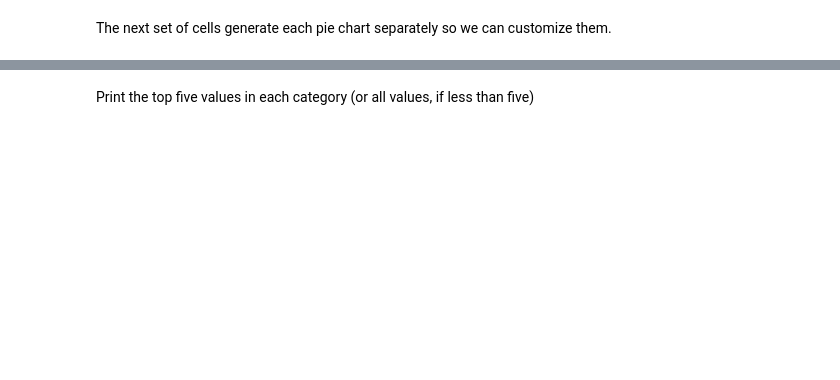
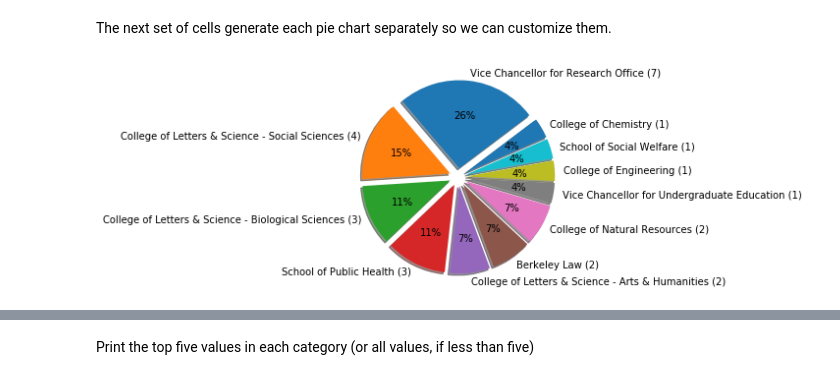
Before and after one commit to rjaffe/rdm_metrics, a Jupyter notebook: RDM_metrics_FROM-RIT-Consulting-Engagement-Log.ipynb, the cells around one changed output, grey strips where cells are left out. Saved outputs shown, nothing was run; the diff lists cells and outputs as text; code cells hidden in the pictures; blank space fills up the shorter version.

```diff
--- a/RDM_metrics_FROM-RIT-Consulting-Engagement-Log.ipynb
+++ b/RDM_metrics_FROM-RIT-Consulting-Engagement-Log.ipynb
@@ -94,10 +94,10 @@ dictable_cols = [1, 4, 6, 11, 12, 13, 14]
 
 #Initialize dictionaries that we'll use later
 ccounter, dcounter, pcounter, cacounter, scounter, rcounter, cocounter, \
-pagcounter, lscounter = {},{},{},{},{},{},{},{},{}
+pacounter, lscounter = {},{},{},{},{},{},{},{},{}
 
 # let the data do the heavy lifting...everything is in this dict!
-refs = {
+ref_rollups = {
     'lib': ['The Library', ['Harrison Dekker', 'Jamie Wittenberg', 'Susan Edwards', 'Steve Mendoza', 'Steven Mendoza',
                             'Margaret Phillips', 'data-consult list (Library)', 'Brian Quigley', 'Library',
                             'Data Storage/Sharing and the Social Sciences Working Group', 'Erik Mitchell',
@@ -151,24 +151,29 @@ refs = {
 }
 
 org_rollups = {
+    'cchem': ['College of Chemistry', ['Department of Chemistry']],
     'ced': ['College of Environmental Design', ['Department of City & Regional Planning']],
     'cnr': ['College of Natural Resources', ['Department of Agricultural & Resource Economics (ARE)',
                                              'Department of Plant and Microbial Biology']],
-    'coe': ['College of Engineering', ['Department of Civil and Environmental Engineering',
+    'coe': ['College of Engineering', ['Department of Bioengineering',
+                                       'Department of Civil and Environmental Engineering',
                                        'Department of Mechanical Engineering (ME)',
                                        'Division of Electrical Engineering/EECS']],
+    'dh':  ['Digital Humanities at Berkeley', ['Digital Humanities at Berkeley']],
     'gse': ['Graduate School of Education', ['Graduate School of Education (GSE)']],
     'gsj': ['Graduate School of Journalism', ['School of Journalism']],
     'haas':['Haas School of Business', ['Haas School of Business']],
     'law': ['Berkeley Law', ['School of Law']],
     'ls':  ['College of Letters & Science - College-wide', ['College of Letters and Science (L&S)']],
-    'lsa': ['College of Letters & Science - Arts & Humanities', []],
+    'lsa': ['College of Letters & Science - Arts & Humanities', ['Department of Music']],
     'lsb': ['College of Letters & Science - Biological Sciences',
-                                            ['Department of Integrative Biology']],
+                                            ['Department of Integrative Biology',
+                                             'Department of Molecular & Cell Biology (MCB)']],
     'lsm': ['College of Letters & Science - Math & Physical Sciences',
                                             ['Department of Statistics']],
     'lss': ['College of Letters & Science - Social Sciences',
-                                            ['Department of Economics','Department of History',
+                                            ['Department of Anthropology',
+                                             'Department of Economics','Department of History',
                                              'Department of Political Science','Department of Psychology',
                                              'Department of Sociology']],
     'nat': ['National Programs', ['Robert Wood Johnson Berkeley (Scholars in Health Policy Research Program)', ]],
@@ -180,11 +185,15 @@ org_rollups = {
     'vcr': ['Vice Chancellor for Research Office', ['Berkeley Institute for Data Science (BIDS)',
                                                     'Berkeley Seismological Lab',
                                                     'Center for Studies in Higher Education',
+                                                    'Haas Institute for a Fair & Inclusive Society',
+                                                    'Industry Alliances Office (Vice Chancellor for Research)',
+                                                    'Institute of European Studies',
                                                     'Institute of Human Development',
                                                     'Institute for Research on Labor and Employment (IRLE)',
                                                     'Phoebe A. Hearst Museum of Anthropology',
                                                     'UC Botanical Garden']],
-    'vcue':['Vice Chancellor for Undergraduate Education', ['Berkeley Resource Center for Online Education (BRCOE)']],
+    'vcue':['Vice Chancellor for Undergraduate Education', ['Berkeley Resource Center for Online Education (BRCOE)',
+                                                            'Research IT']],
 }
 
 ls_rollup = {
@@ -257,7 +266,7 @@ with open(filepath + filename) as csvfile:
         # replace empty values with appropriate label
         # NOTE: We didn't port Library division and Organizational partner fields to the Google sheet
 
-        #for n, label in zip(config_v2.dictable_cols, config_v3_2.labels):  ## USE THIS IN PYCHARM
+        #for n, label in zip(config_20171104.dictable_cols, config_20171104.labels):  ## USE THIS IN PYCHARM
         for n, label in zip(dictable_cols, labels):
 
             # Fill in empty cells with appropriate label
@@ -280,12 +289,12 @@ with open(filepath + filename) as csvfile:
             ref_x = row[n]
             row[n] = []  # Empty cell to ready it for being re-filled
             for term in ref_x:
-                #for key in config_v3.refs.keys():    ## USE THIS IN PYCHARM
-                for key in refs.keys():
-                    #if term in config_v3.refs[key][1]:   ## USE THIS IN PYCHARM
-                    if term in refs[key][1]:
-                        #term = config_v3.refs[key][0]    ## USE THIS IN PYCHARM
-                        term = refs[key][0]
+                #for key in config_20171104.ref_rollups.keys():    ## USE THIS IN PYCHARM
+                for key in ref_rollups.keys():
+                    #if term in config_20171104.ref_rollups[key][1]:   ## USE THIS IN PYCHARM
+                    if term in ref_rollups[key][1]:
+                        #term = config_20171104.ref_rollups[key][0]    ## USE THIS IN PYCHARM
+                        term = ref_rollups[key][0]
                         row[n].append(term)
         myrows.append(row)
 # %% [markdown]
@@ -517,34 +575,36 @@ The next set of cells generate each pie chart separately so we can customize the
 # %%
 %matplotlib inline
 import matplotlib.pyplot as plt
 
 
 # Pie chart of schools, where the slices will be ordered and plotted counter-clockwise:
 labels = []
 sizes = []
 labelsplusn = []
 
 for pair in spacount:
     labels.append(pair[0])
     sizes.append(pair[1])
 #print(labels) #debug
 #print(sizes)  #debug
 
 for label, size in zip(labels, sizes):
     labelplusn = str(label) + ' (' + str(size) + ')'
     labelsplusn.append(labelplusn)
 
 #print(labelsplusn)  #debug
 
-explode = (.1, .1, .1, .1, .1, .1, .1)
+explode = (.1, .1, .1, .1, .1, .1, .1, .1, .1, .1, .1)
 
 fig1, ax1 = plt.subplots()
 ax1.pie(sizes, explode=explode, labels=labelsplusn, autopct='%1.f%%',
         shadow=True, startangle=37)  # originally labels=labels
 ax1.axis('equal')  # Equal aspect ratio ensures that pie is drawn as a circle.
 
 plt.show()
 #plt.savefig('pie_spacount.png', bbox_inches='tight')
+# %% [output]
+[figure, added]
 # %%
 # Pie chart of schools with all L&S combined, where the slices will be ordered and plotted counter-clockwise:
 labels = []
```
Also changed, not shown: parts of 12 cells of this notebook, 1 other file.
